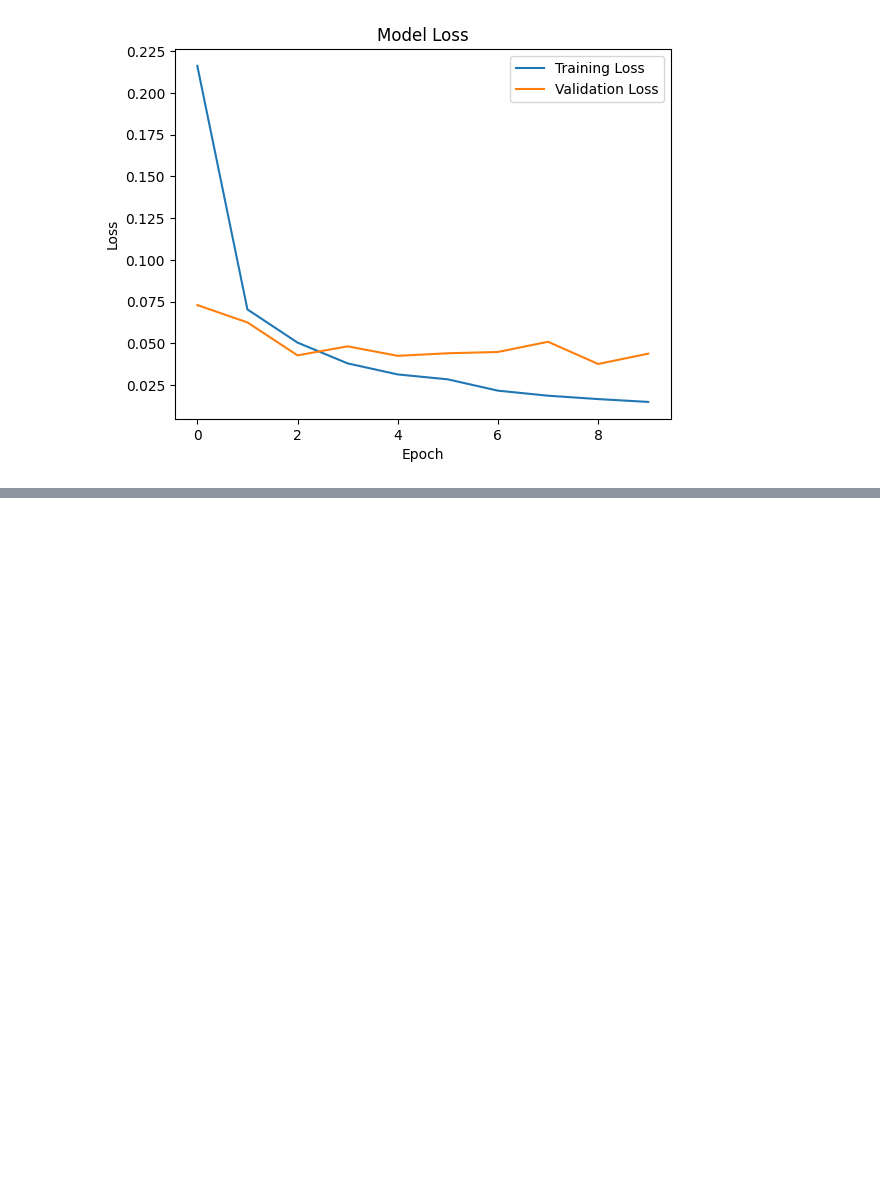
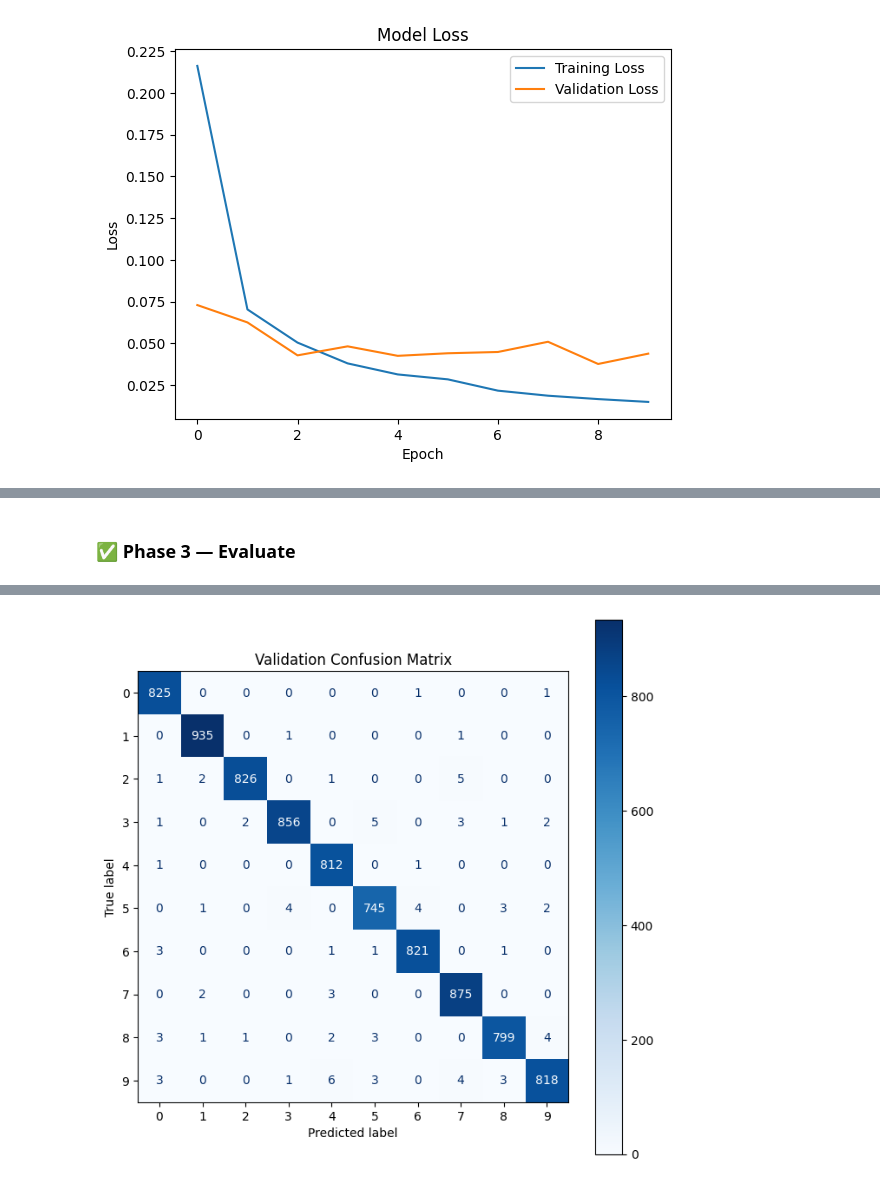
Before and after one commit to mutassimalzeem/vision-classification-pipeline, a Jupyter notebook: notebooks/analysis.ipynb, the cells around one changed output, grey strips where cells are left out. Cells and saved outputs as stored; diff of their text form; code cells hidden in the pictures; blank space fills up the shorter version.

Commit message:
Phase 3

```diff
--- a/notebooks/analysis.ipynb
+++ b/notebooks/analysis.ipynb
@@ -250,0 +290,17 @@ plt.show()
+# %% [markdown]
+### ✅ Phase 3 — Evaluate
+# %%
+from sklearn.metrics import ConfusionMatrixDisplay, confusion_matrix
+
+y_val_pred = model.predict(X_val).argmax(axis=1)
+cm = confusion_matrix(y_val, y_val_pred)
+
+fig, ax = plt.subplots(figsize=(8, 8))
+ConfusionMatrixDisplay(confusion_matrix=cm, display_labels=np.arange(10)).plot(
+    cmap="Blues",
+    values_format="d",
+    ax=ax
+)
+ax.set_title("Validation Confusion Matrix")
+plt.show()
+# %% [output]
@@ -250,0 +308 @@ plt.show()
+[figure, added]
```
Also changed, not shown: parts of 4 cells of this notebook.
